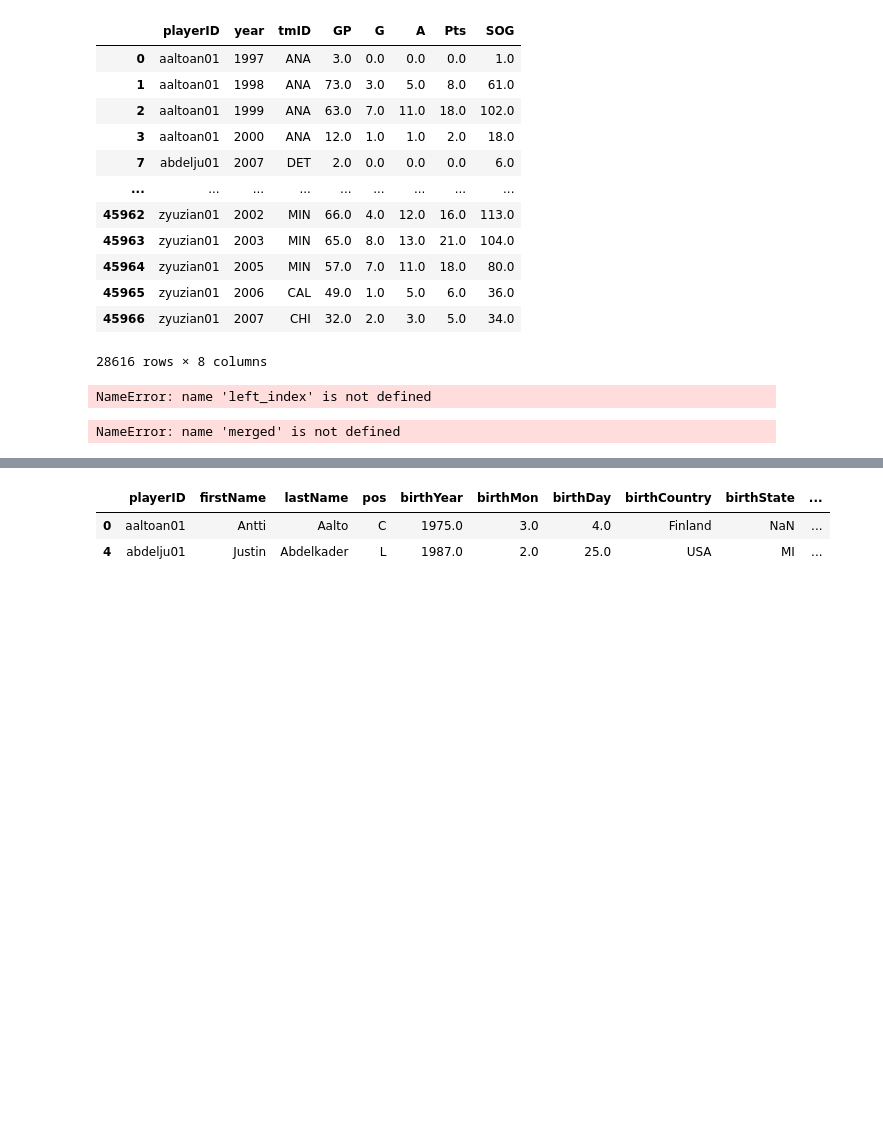
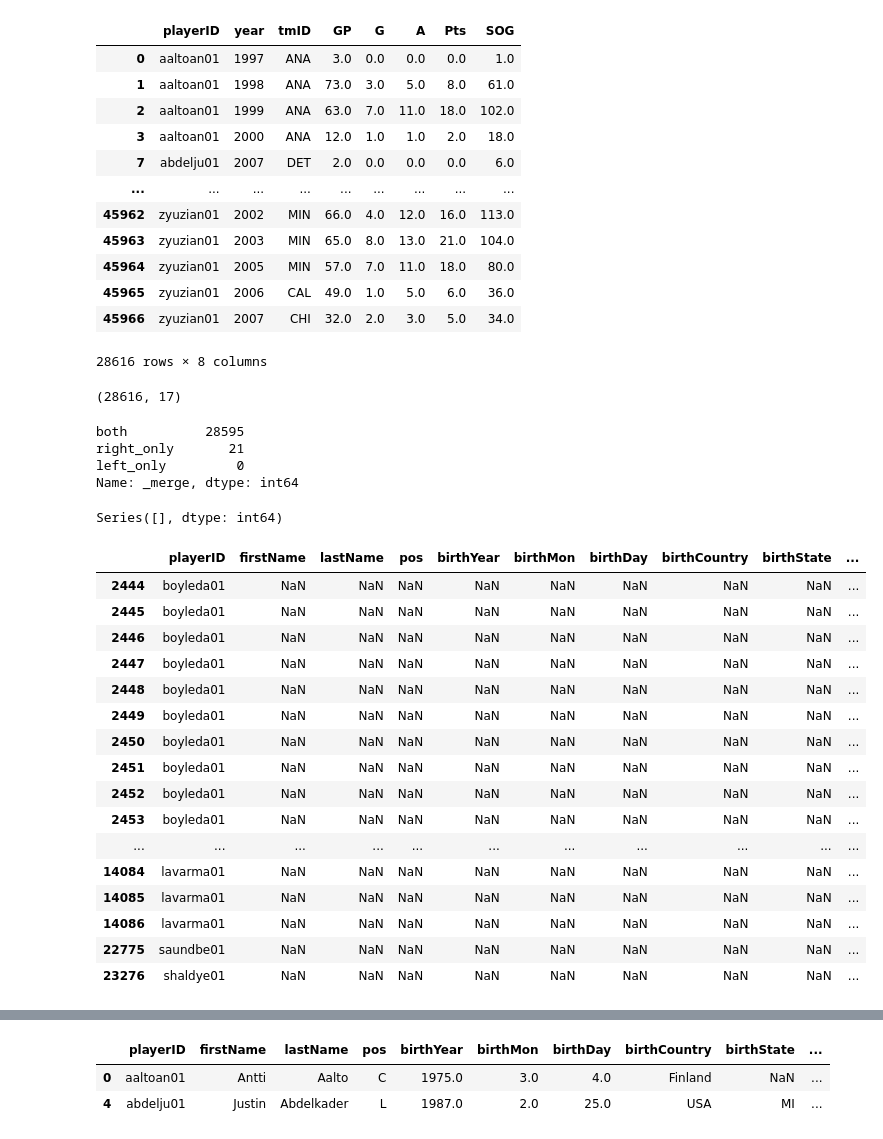
Before and after one commit to yaowenqiang/panda_playbook, a Jupyter notebook: advanced_pandas.ipynb, the cells around one changed output, grey strips where cells are left out. Cells and saved outputs as stored; diff of their text form; code cells hidden in the pictures; blank space fills up the shorter version.

Commit message:
fix pd merge bug

```diff
--- a/advanced_pandas.ipynb
+++ b/advanced_pandas.ipynb
@@ -420,2 +447,2 @@ pd.merge(master2, scoring, left_index=True, right_on='playerID', how='left').sha
 # %%
-merged = pd.merge(master2, scoring, left_index=True, right_on='playerID', how='outer', indicator=True)
+merged = pd.merge(master2, scoring, left_index=True, left_on="playerID",right_on='playerID', how='outer', indicator=True)
@@ -454,14 +479,39 @@ scoring
 | 45966 | zyuzian01 | 2007 | CHI | 32.0 | 2.0 | 3.0 | 5.0 | 34.0 |
 28616 rows × 8 columns
 # %%
-pd.merge(master, scoring, left_index==True)
+pd.merge(master, scoring, left_index=True, left_on="playerID", right_on="playerID").shape
 # %% [output]
-NameError: name 'left_index' is not defined
+(28616, 17)
 # %%
 merged['_merge'].value_counts()
 # %% [output]
-NameError: name 'merged' is not defined
+both          28595
+right_only       21
+left_only         0
+Name: _merge, dtype: int64
 # %%
 merged[merged['_merge'] == 'right_only'].value_counts()
+# %% [output]
+Series([], dtype: int64)
+# %%
+merged[merged['_merge'] == 'right_only']
+# %% [output]
+|  | playerID | firstName | lastName | pos | birthYear | birthMon | birthDay | birthCountry | birthState | ... |
+| 2444 | boyleda01 | NaN | NaN | NaN | NaN | NaN | NaN | NaN | NaN | ... |
+| 2445 | boyleda01 | NaN | NaN | NaN | NaN | NaN | NaN | NaN | NaN | ... |
+| 2446 | boyleda01 | NaN | NaN | NaN | NaN | NaN | NaN | NaN | NaN | ... |
+| 2447 | boyleda01 | NaN | NaN | NaN | NaN | NaN | NaN | NaN | NaN | ... |
+| 2448 | boyleda01 | NaN | NaN | NaN | NaN | NaN | NaN | NaN | NaN | ... |
+| 2449 | boyleda01 | NaN | NaN | NaN | NaN | NaN | NaN | NaN | NaN | ... |
+| 2450 | boyleda01 | NaN | NaN | NaN | NaN | NaN | NaN | NaN | NaN | ... |
+| 2451 | boyleda01 | NaN | NaN | NaN | NaN | NaN | NaN | NaN | NaN | ... |
+| 2452 | boyleda01 | NaN | NaN | NaN | NaN | NaN | NaN | NaN | NaN | ... |
+| 2453 | boyleda01 | NaN | NaN | NaN | NaN | NaN | NaN | NaN | NaN | ... |
+| ... | ... | ... | ... | ... | ... | ... | ... | ... | ... | ... |
+| 14084 | lavarma01 | NaN | NaN | NaN | NaN | NaN | NaN | NaN | NaN | ... |
+| 14085 | lavarma01 | NaN | NaN | NaN | NaN | NaN | NaN | NaN | NaN | ... |
+| 14086 | lavarma01 | NaN | NaN | NaN | NaN | NaN | NaN | NaN | NaN | ... |
+| 22775 | saundbe01 | NaN | NaN | NaN | NaN | NaN | NaN | NaN | NaN | ... |
+| 23276 | shaldye01 | NaN | NaN | NaN | NaN | NaN | NaN | NaN | NaN | ... |
 # %%
 scoring2 = scoring.drop(scoring.sample(1000).index)
```
Also changed, not shown: parts of 15 cells of this notebook.
